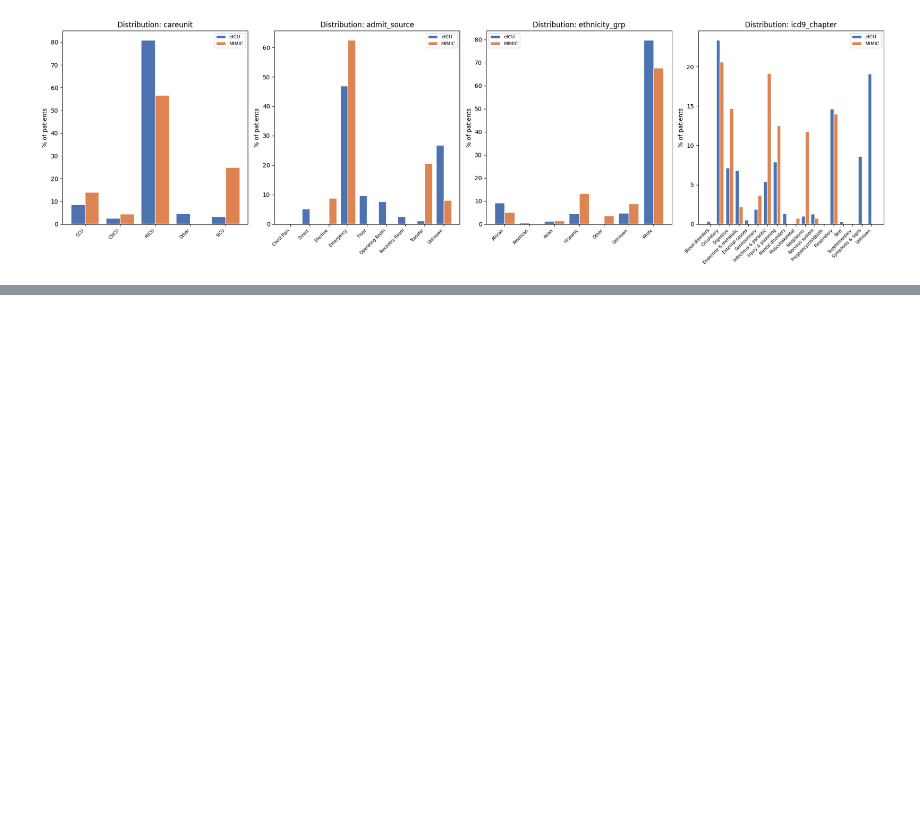
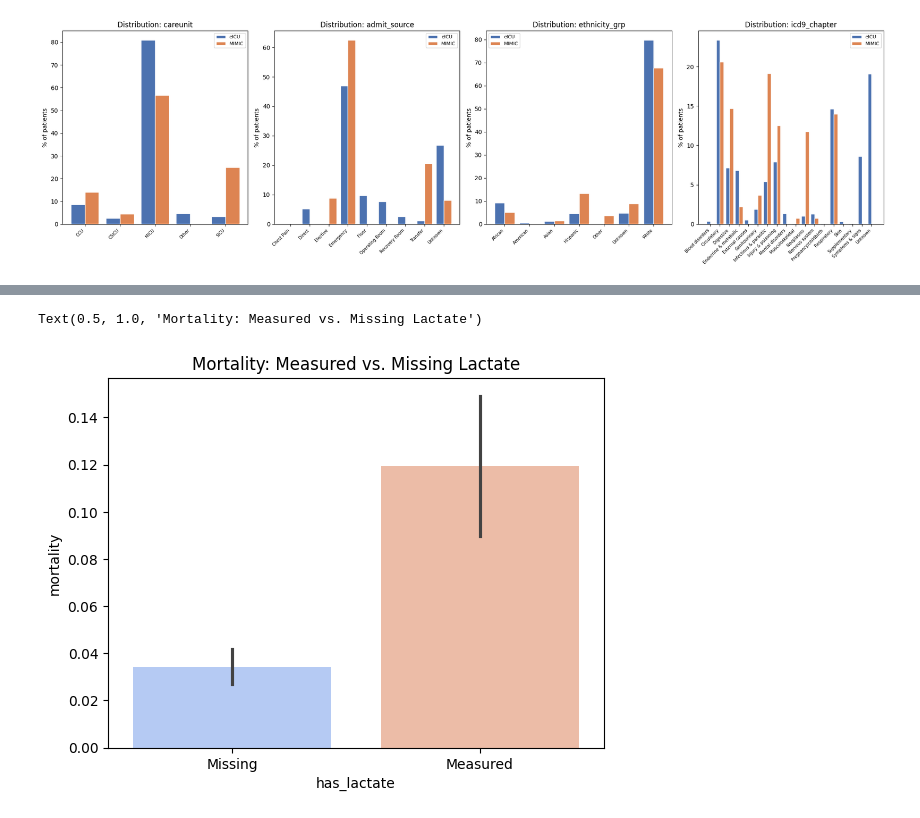
Before and after one commit to kimiadorrani/ICU-mortality-prediction, a Jupyter notebook: notebooks/01_data_exploration_02.ipynb, the cells around one changed output, grey strips where cells are left out. Cells and saved outputs as stored; diff of their text form; code cells hidden in the pictures; blank space fills up the shorter version.

```diff
--- a/notebooks/01_data_exploration_02.ipynb
+++ b/notebooks/01_data_exploration_02.ipynb
@@ -1013,0 +1134,7 @@ plt.show()
+# %%
+df_eicu['has_lactate'] = df_eicu['lactate_max'].notnull().map({True: 'Measured', False: 'Missing'})
+sns.barplot(x='has_lactate', y='mortality', data=df_eicu, palette='coolwarm')
+plt.title('Mortality: Measured vs. Missing Lactate')
+# %% [output]
+Text(0.5, 1.0, 'Mortality: Measured vs. Missing Lactate')
+[figure, added]
```
Also changed, not shown: parts of 9 cells of this notebook.
